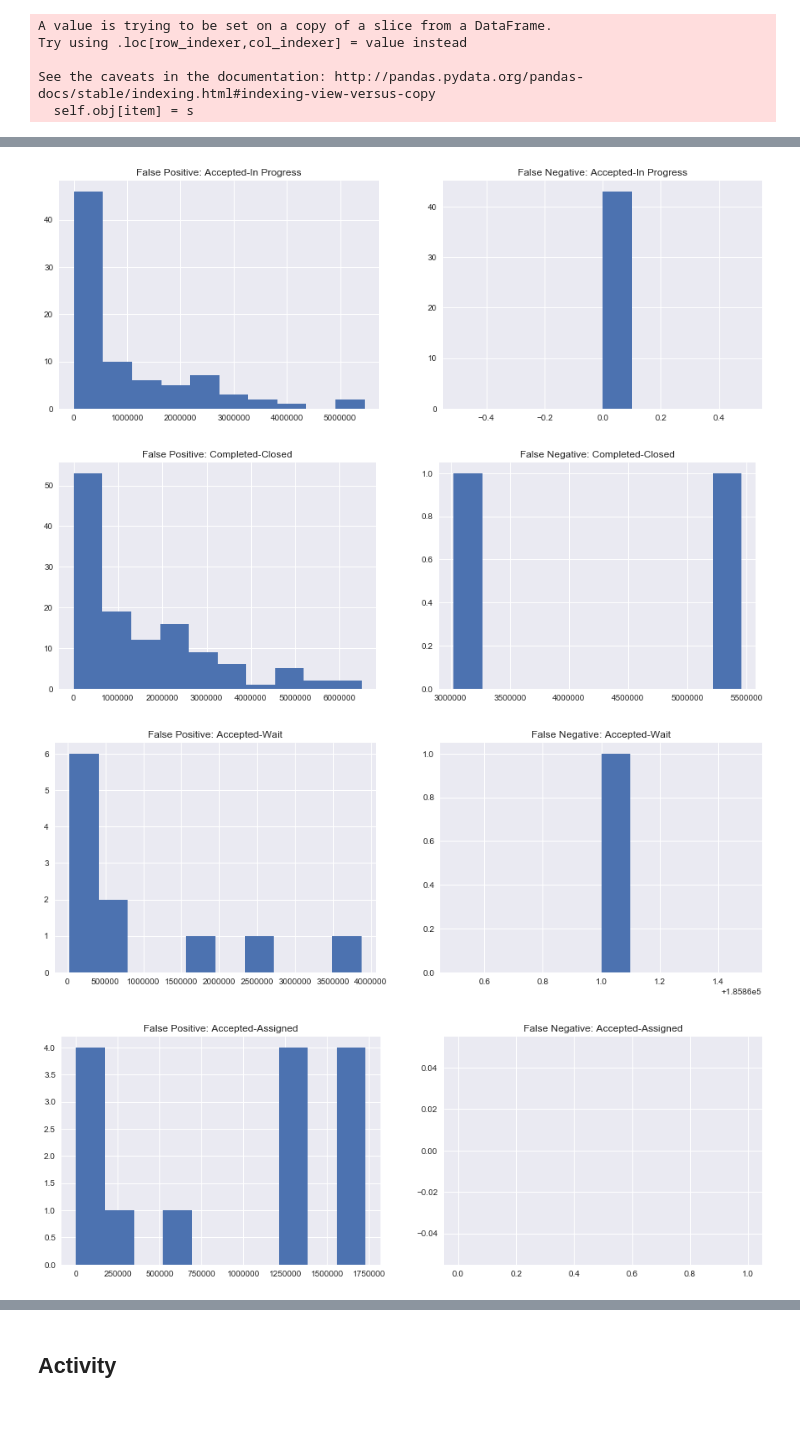
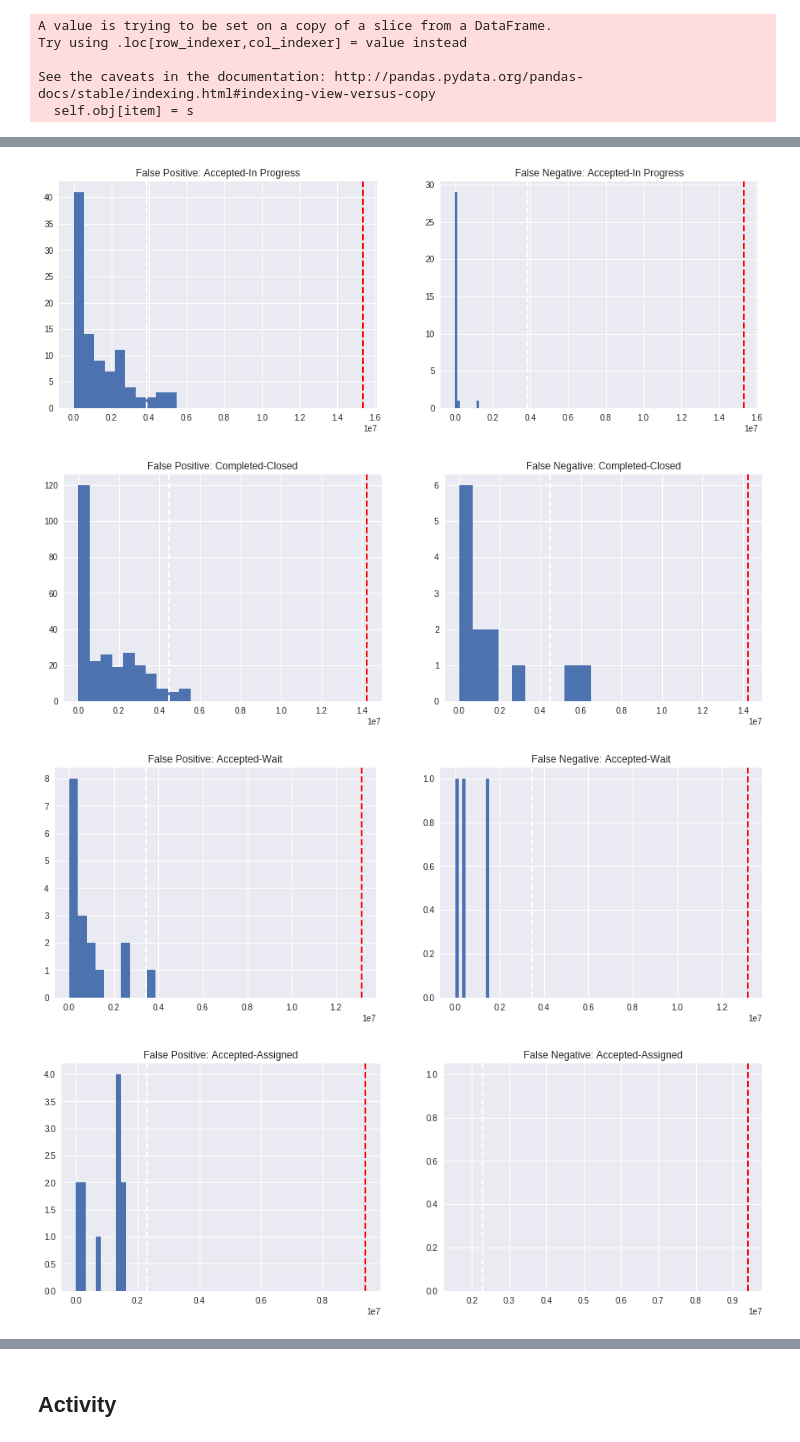
Before and after one commit to hoangnguyen3892/multivariate-anomaly-detection-for-event-logs, a Jupyter notebook: experiment/AE.ipynb, the cells around one changed output, grey strips where cells are left out. Saved outputs shown, nothing was run; the diff lists cells and outputs as text; code cells hidden in the pictures; blank space fills up the shorter version.

```diff
--- a/experiment/AE.ipynb
+++ b/experiment/AE.ipynb
@@ -89,6 +89,7 @@ with open(preprocessed_data_name, 'rb') as f:
     min_value = pickle.load(f)
     max_value = pickle.load(f)
     cols = pickle.load(f)
+    statistics_storage = pickle.load(f)
 # %% [markdown]
 # Load data
 # %%
@@ -354,7 +352,7 @@ def evalScore(error_df, threshold, variable='Activity'):
     print('Fscore: {:.2f}'.format(score_1[2][1]))
     #print('Support: {:.2f}'.format(score[3]))
 # %%
-def plotDuration(predicted_normal_df, predicted_anomaly_df, activity):
+def plotDuration(predicted_normal_df, predicted_anomaly_df, activity, statistics_storage):
     selected_normal_df = predicted_normal_df[predicted_normal_df['Activity']==activity]['CumDuration']
     selected_anomaly_df = predicted_anomaly_df[predicted_anomaly_df['Activity']==activity]['CumDuration']
 
@@ -362,26 +360,35 @@ def plotDuration(predicted_normal_df, predicted_anomaly_df, activity):
 
     plt.subplot(121)
     selected_normal_df.hist()
+    plt.axvline(statistics_storage[activity]['mean'], color='w', linestyle='dashed', linewidth=2)
+    plt.axvline(statistics_storage[activity]['mean']+statistics_storage[activity]['std'], color='r', linestyle='dashed', linewidth=2)
     plt.title('Normal detection: ' + activity)
 
     plt.subplot(122)
     selected_anomaly_df.hist()
+    plt.axvline(statistics_storage[activity]['mean'], color='w', linestyle='dashed', linewidth=2)
+    plt.axvline(statistics_storage[activity]['mean']+statistics_storage[activity]['std'], color='r', linestyle='dashed', linewidth=2)
     plt.title('Anomaly detection: ' + activity)
 
     plt.show()
 # %%
-def plotFalseDuration(false_positive_df, false_negative_df, activity):
+def plotFalseDuration(false_positive_df, false_negative_df, activity, statistics_storage):
     selected_fp_df = false_positive_df[false_positive_df['Activity']==activity]['CumDuration']
     selected_fn_df = false_negative_df[false_negative_df['Activity']==activity]['CumDuration']
 
+    #false positive
     plt.figure(figsize=(15, 5))
-
     plt.subplot(121)
     selected_fp_df.hist()
+    plt.axvline(statistics_storage[activity]['mean'], color='w', linestyle='dashed', linewidth=2)
+    plt.axvline(statistics_storage[activity]['mean']+statistics_storage[activity]['std'], color='r', linestyle='dashed', linewidth=2)
     plt.title('False Positive: ' + activity)
 
+    #false negative
     plt.subplot(122)
     selected_fn_df.hist()
+    plt.axvline(statistics_storage[activity]['mean'], color='w', linestyle='dashed', linewidth=2)
+    plt.axvline(statistics_storage[activity]['mean']+statistics_storage[activity]['std'], color='r', linestyle='dashed', linewidth=2)
     plt.title('False Negative: ' + activity)
 
     plt.show()
@@ -504,5 +511,5 @@ predicted_anomaly_df = submission_time[(submission_time['PredictedTimeLabel']==
 act_list = submission_time['Activity'].unique()
 
 for act in act_list:
-    plotDuration(predicted_normal_df, predicted_anomaly_df, act)
+    plotDuration(predicted_normal_df, predicted_anomaly_df, act, statistics_storage)
 # %% [output]
@@ -514,11 +521,11 @@ for act in act_list:
 # %%
 false_positive_df = submission_time[(submission_time['PredictedTimeLabel']== 1)&(submission_time['TimeLabel']== 0)]
 false_negative_df = submission_time[(submission_time['PredictedTimeLabel']== 0)&(submission_time['TimeLabel']== 1)]
 
 for act in act_list:
-    plotFalseDuration(false_positive_df, false_negative_df, act)
+    plotFalseDuration(false_positive_df, false_negative_df, act, statistics_storage)
 # %% [output]
-[figure, old version]
+[figure, new version]
-[figure, old version]
+[figure, new version]
-[figure, old version]
+[figure, new version]
-[figure, old version]
+[figure, new version]
```
Also changed, not shown: parts of 19 cells of this notebook, 2 other files.
